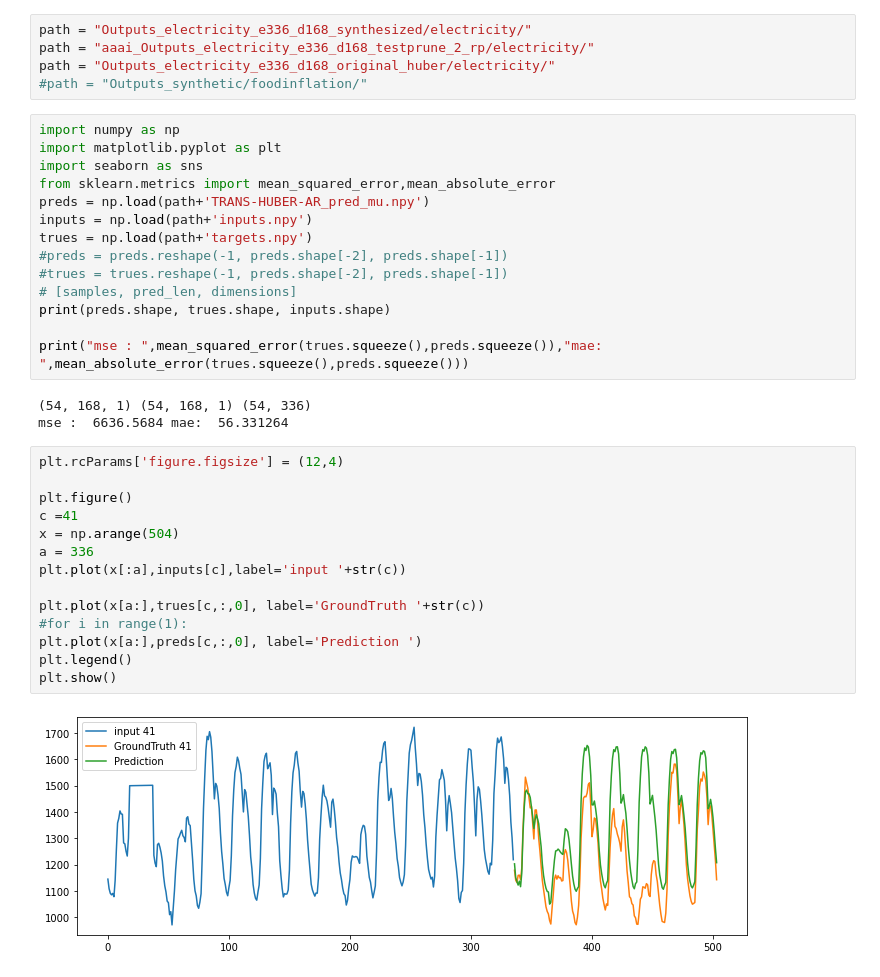
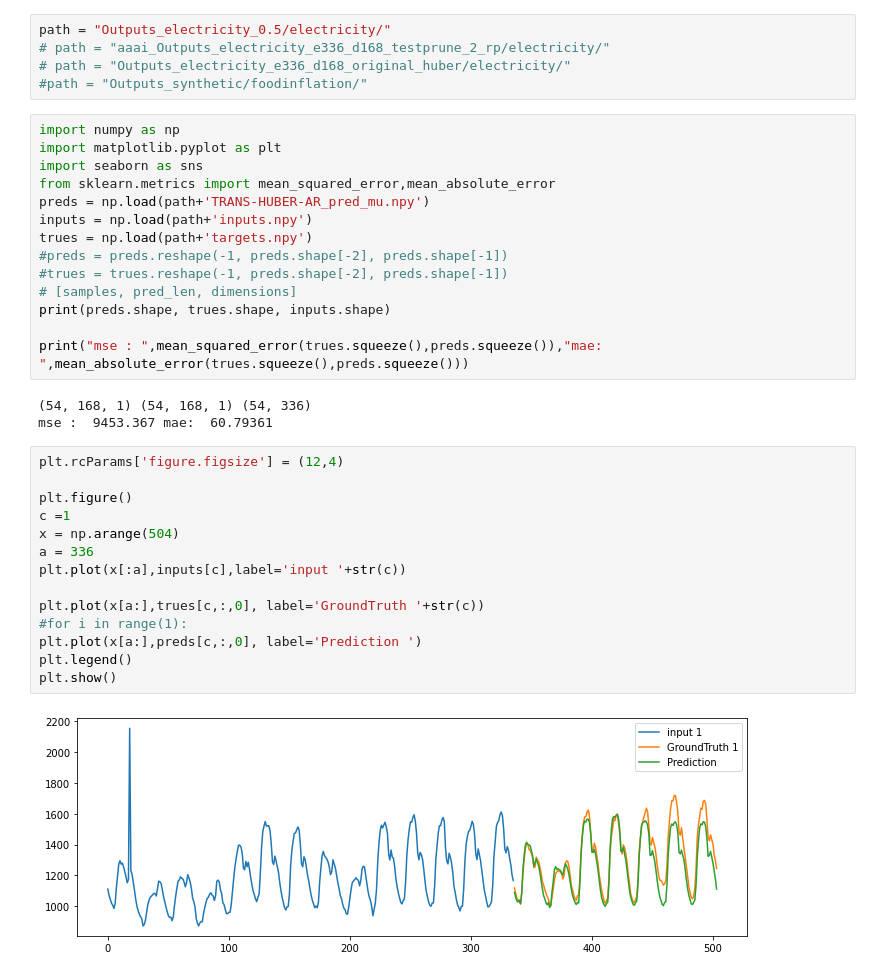
Before and after one commit to sandygitcse/Outlier, a Jupyter notebook: Visual.ipynb, the cells around one changed output. Drawn from its saved outputs; the diff is of its cells as text.

Commit message:
checked plots

```diff
--- a/Visual.ipynb
+++ b/Visual.ipynb
@@ -1,7 +1,7 @@
 # %%
-path = "Outputs_electricity_e336_d168_synthesized/electricity/"
-path = "aaai_Outputs_electricity_e336_d168_testprune_2_rp/electricity/"
-path = "Outputs_electricity_e336_d168_original_huber/electricity/"
+path = "Outputs_electricity_0.5/electricity/"
+# path = "aaai_Outputs_electricity_e336_d168_testprune_2_rp/electricity/"
+# path = "Outputs_electricity_e336_d168_original_huber/electricity/"
 #path = "Outputs_synthetic/foodinflation/"
 # %%
 import numpy as np
@@ -19,20 +19,20 @@ print(preds.shape, trues.shape, inputs.shape)
 print("mse : ",mean_squared_error(trues.squeeze(),preds.squeeze()),"mae: ",mean_absolute_error(trues.squeeze(),preds.squeeze()))
 # %% [output]
 (54, 168, 1) (54, 168, 1) (54, 336)
-mse :  6636.5684 mae:  56.331264
+mse :  9453.367 mae:  60.79361
 # %%
 plt.rcParams['figure.figsize'] = (12,4)
 
 plt.figure()
-c =41
+c =1
 x = np.arange(504)
 a = 336
 plt.plot(x[:a],inputs[c],label='input '+str(c))
 
 plt.plot(x[a:],trues[c,:,0], label='GroundTruth '+str(c))
 #for i in range(1):
 plt.plot(x[a:],preds[c,:,0], label='Prediction ')
 plt.legend()
 plt.show()
 # %% [output]
-[figure, old version]
+[figure, new version]
```
Also changed, not shown: 46 other files.
